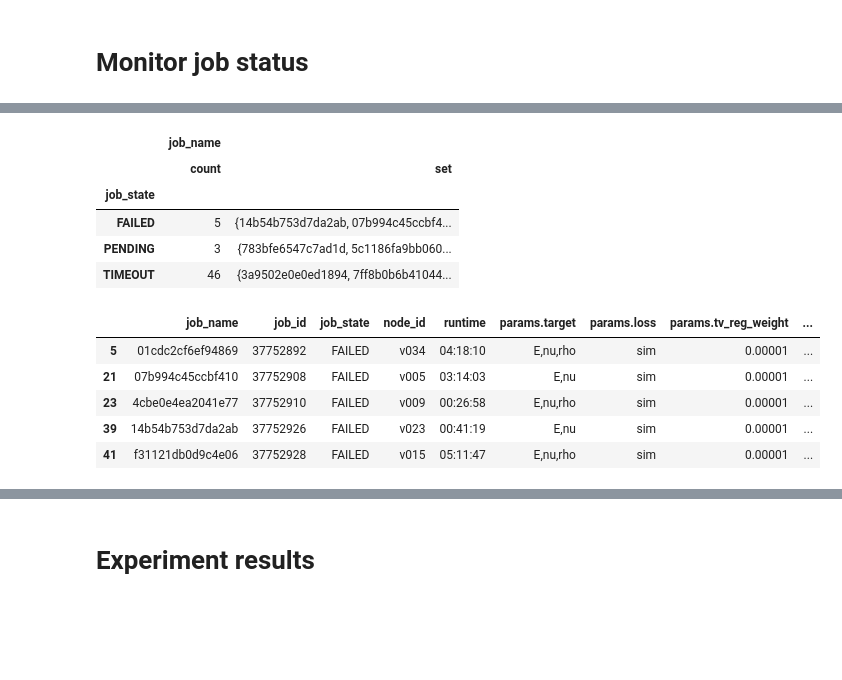
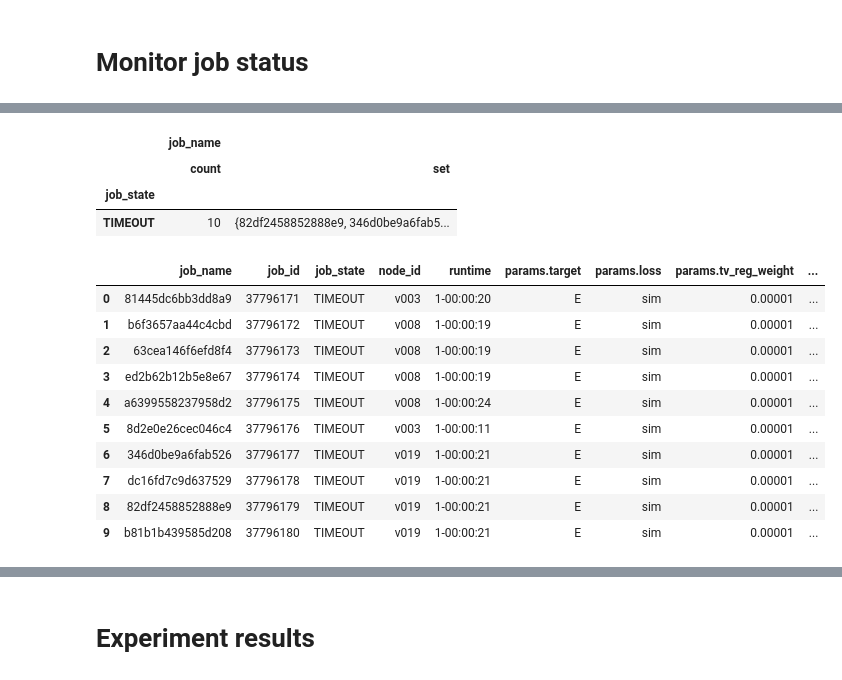
Before and after one commit to mattragoza/lung-project, a Jupyter notebook: notebooks/shapenet/32-training-experiment-new.ipynb, the cells around one changed output, grey strips where cells are left out. Saved outputs shown, nothing was run; the diff lists cells and outputs as text; code cells hidden in the pictures; blank space fills up the shorter version.

```diff
--- a/notebooks/shapenet/32-training-experiment-new.ipynb
+++ b/notebooks/shapenet/32-training-experiment-new.ipynb
@@ -144,6 +136,8 @@ jobs
 #base_dir = '2026-02-17_train' # fixed data augmentation, multi-param prediction tasks. full dataset only.
 #base_dir = '2026-02-20_train' # TV reg weight + 3 seeds. full dataset, E target, using mean_std-1 variant.#base_dir = '2026-02-25_train' # observation noise
 #base_dir = '2026-02-25_train' # observation noise x 3 random seeds
-base_dir = '2026-02-27_train' # zoom in on crossover points centered on min_max-1, 20 db, 1e-5 reg weight
+
+#base_dir = '2026-02-27_train' # zoom in on crossover centered on min_max-1, 20 db, 1e-5 reg weight
+base_dir = '2026-03-03_train' # 10 random seeds
 base_dir
 # %% [output]
@@ -170,33 +169,40 @@ jobs.groupby(['job_state'])[['job_name']].agg(['count', set])
 |  | job_name |  |
 |  | count | set |
 | job_state |  |  |
-| FAILED | 5 | {14b54b753d7da2ab, 07b994c45ccbf4... |
-| PENDING | 3 | {783bfe6547c7ad1d, 5c1186fa9bb060... |
-| TIMEOUT | 46 | {3a9502e0e0ed1894, 7ff8b0b6b41044... |
+| TIMEOUT | 10 | {82df2458852888e9, 346d0be9a6fab5... |
 # %%
-query = jobs.job_state.isin(['FAILED'])
+def parse_epoch(x):
+    if '[Epoch ' in x:
+        return int(x.split('[Epoch ', 1)[1].split(' ', 1)[0])
+
+query = jobs.job_state.isin(['TIMEOUT'])
 query_jobs = jobs[query].copy()
-query_jobs['logs.epoch'] = query_jobs.stdout.map(lambda x: int(x.split('[Epoch ')[-1].split(' ', 1)[0]))
+query_jobs['logs.epoch'] = query_jobs.stdout.map(parse_epoch).fillna(20)
 query_jobs['logs.error'] = query_jobs.stderr.map(lambda x: x.rstrip().split('\n')[-1])
 query_jobs[[
     'job_name', 'job_id', 'job_state', 'node_id', 'runtime',
     #'params.image',
     #'params.input',
     'params.target',
     'params.loss',
     'params.tv_reg_weight',
     'params.random_seed',
     'params.snr_db',
     'logs.epoch',
     'logs.error'
 ]]
 # %% [output]
 |  | job_name | job_id | job_state | node_id | runtime | params.target | params.loss | params.tv_reg_weight | ... |
-| 5 | 01cdc2cf6ef94869 | 37752892 | FAILED | v034 | 04:18:10 | E,nu,rho | sim | 0.00001 | ... |
-| 21 | 07b994c45ccbf410 | 37752908 | FAILED | v005 | 03:14:03 | E,nu | sim | 0.00001 | ... |
-| 23 | 4cbe0e4ea2041e77 | 37752910 | FAILED | v009 | 00:26:58 | E,nu,rho | sim | 0.00001 | ... |
-| 39 | 14b54b753d7da2ab | 37752926 | FAILED | v023 | 00:41:19 | E,nu | sim | 0.00001 | ... |
-| 41 | f31121db0d9c4e06 | 37752928 | FAILED | v015 | 05:11:47 | E,nu,rho | sim | 0.00001 | ... |
+| 0 | 81445dc6bb3dd8a9 | 37796171 | TIMEOUT | v003 | 1-00:00:20 | E | sim | 0.00001 | ... |
+| 1 | b6f3657aa44c4cbd | 37796172 | TIMEOUT | v008 | 1-00:00:19 | E | sim | 0.00001 | ... |
+| 2 | 63cea146f6efd8f4 | 37796173 | TIMEOUT | v008 | 1-00:00:19 | E | sim | 0.00001 | ... |
+| 3 | ed2b62b12b5e8e67 | 37796174 | TIMEOUT | v008 | 1-00:00:19 | E | sim | 0.00001 | ... |
+| 4 | a6399558237958d2 | 37796175 | TIMEOUT | v008 | 1-00:00:24 | E | sim | 0.00001 | ... |
+| 5 | 8d2e0e26cec046c4 | 37796176 | TIMEOUT | v003 | 1-00:00:11 | E | sim | 0.00001 | ... |
+| 6 | 346d0be9a6fab526 | 37796177 | TIMEOUT | v019 | 1-00:00:21 | E | sim | 0.00001 | ... |
+| 7 | dc16fd7c9d637529 | 37796178 | TIMEOUT | v019 | 1-00:00:21 | E | sim | 0.00001 | ... |
+| 8 | 82df2458852888e9 | 37796179 | TIMEOUT | v019 | 1-00:00:21 | E | sim | 0.00001 | ... |
+| 9 | b81b1b439585d208 | 37796180 | TIMEOUT | v019 | 1-00:00:21 | E | sim | 0.00001 | ... |
 # %%
 print(query_jobs.iloc[0].stderr)
 # %% [output]
```
Also changed, not shown: parts of 36 cells of this notebook, 4 other files.
